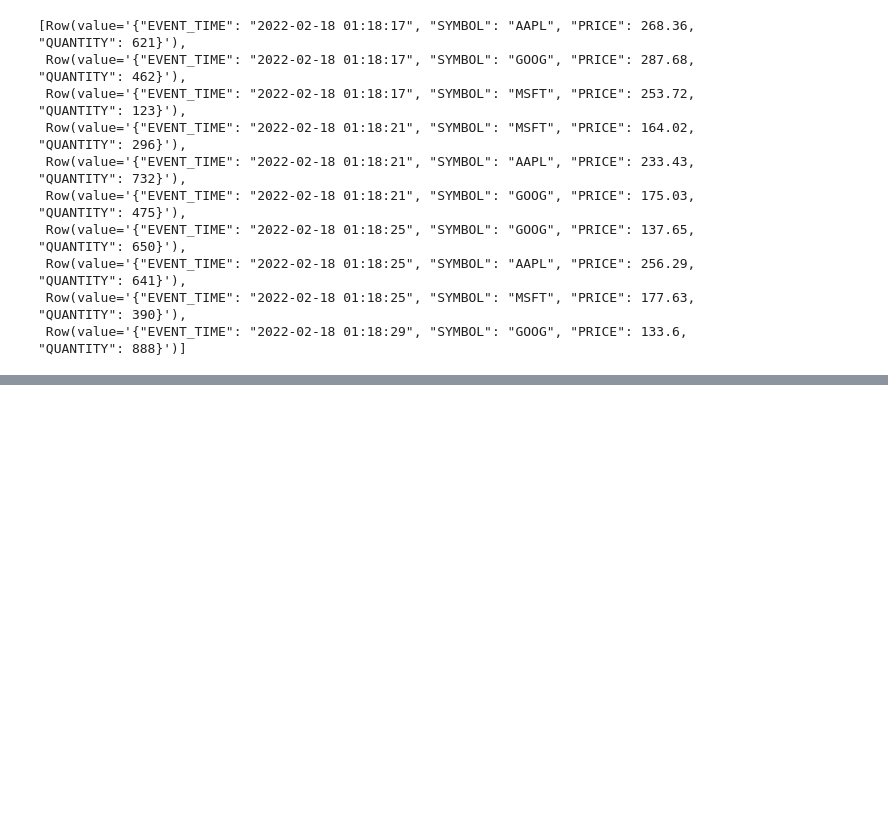
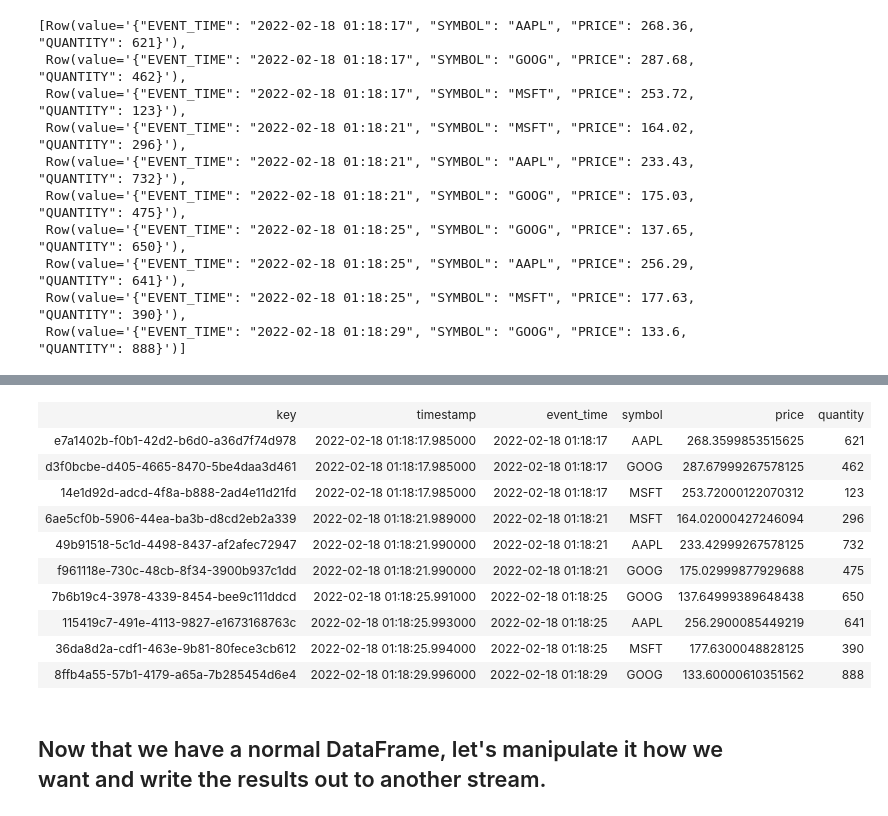
Before and after one commit to roitraining/kafka, a Jupyter notebook: ch02_spark_streaming/Spark-Streaming.ipynb, the cells around one changed output, grey strips where cells are left out. Drawn from its saved outputs; the diff is of its cells as text; code cells hidden in the pictures; blank space fills up the shorter version.

```diff
--- a/ch02_spark_streaming/Spark-Streaming.ipynb
+++ b/ch02_spark_streaming/Spark-Streaming.ipynb
@@ -18,15 +20,6 @@ receiver_sleep_time = 4
 if not 'sc' in locals():
     from initspark import initspark
     sc, spark, config = initspark()
-
-def write_memory(df, queryname = 'debug'):
-    query = (df.writeStream
-            .format("memory")
-            .queryName(queryname)
-#            .outputMode("complete")
-            .start()
-            )
-    return query
 # %% [output]
 initializing pyspark
 :: loading settings :: url = jar:file:/usr/local/spark-3.2.1-bin-hadoop3.2/jars/ivy-2.5.0.jar!/org/apache/ivy/core/settings/ivysettings.xml
@@ -50,0 +46,14 @@ pyspark initialized
+# %%
+def write_memory(df, queryname = 'debug', mode = "append"):
+    # modes are: complete, update, append
+
+    # if queryname in spark.catalog.listTables():
+    #     spark.catalog.dropTempView(queryname)
+
+    query = (df.writeStream
+            .format("memory")
+            .queryName(queryname)
+            .outputMode(mode)
+            .start()
+            )
+    return query
@@ -154,18 +92,0 @@ write_memory(df4)
-# %%
-df4 = (df3.select("kafka_timestamp", "symbol","quantity")
-        .withWatermark("kafka_timestamp", "10 seconds")
-        .groupBy("symbol")
-        .agg(sum("quantity").alias("sum"))
-        )
-print(df4)
-
-def write_memory(df, queryname = 'debug'):
-    query = (df.writeStream
-            .format("memory")
-            .queryName(queryname)
-            .outputMode("complete")
-            .start()
-            )
-    return query
-
-write_memory(df4, 'debug4')
@@ -178,0 +327,17 @@ spark.catalog.listTables()
+# %%
+%%sparksql
+select * from debug4 limit 10
+# %% [output]
+| key | timestamp | event_time | symbol | price | quantity |
+| e7a1402b-f0b1-42d2-b6d0-a36d7f74d978 | 2022-02-18 01:18:17.985000 | 2022-02-18 01:18:17 | AAPL | 268.3599853515625 | 621 |
+| d3f0bcbe-d405-4665-8470-5be4daa3d461 | 2022-02-18 01:18:17.985000 | 2022-02-18 01:18:17 | GOOG | 287.67999267578125 | 462 |
+| 14e1d92d-adcd-4f8a-b888-2ad4e11d21fd | 2022-02-18 01:18:17.985000 | 2022-02-18 01:18:17 | MSFT | 253.72000122070312 | 123 |
+| 6ae5cf0b-5906-44ea-ba3b-d8cd2eb2a339 | 2022-02-18 01:18:21.989000 | 2022-02-18 01:18:21 | MSFT | 164.02000427246094 | 296 |
+| 49b91518-5c1d-4498-8437-af2afec72947 | 2022-02-18 01:18:21.990000 | 2022-02-18 01:18:21 | AAPL | 233.42999267578125 | 732 |
+| f961118e-730c-48cb-8f34-3900b937c1dd | 2022-02-18 01:18:21.990000 | 2022-02-18 01:18:21 | GOOG | 175.02999877929688 | 475 |
+| 7b6b19c4-3978-4339-8454-bee9c111ddcd | 2022-02-18 01:18:25.991000 | 2022-02-18 01:18:25 | GOOG | 137.64999389648438 | 650 |
+| 115419c7-491e-4113-9827-e1673168763c | 2022-02-18 01:18:25.993000 | 2022-02-18 01:18:25 | AAPL | 256.2900085449219 | 641 |
+| 36da8d2a-cdf1-463e-9b81-80fece3cb612 | 2022-02-18 01:18:25.994000 | 2022-02-18 01:18:25 | MSFT | 177.6300048828125 | 390 |
+| 8ffb4a55-57b1-4179-a65a-7b285454d6e4 | 2022-02-18 01:18:29.996000 | 2022-02-18 01:18:29 | GOOG | 133.60000610351562 | 888 |
+# %% [markdown]
+## Now that we have a normal DataFrame, let's manipulate it how we want and write the results out to another stream.
```
Also changed, not shown: parts of 35 cells of this notebook, 1 other file.
